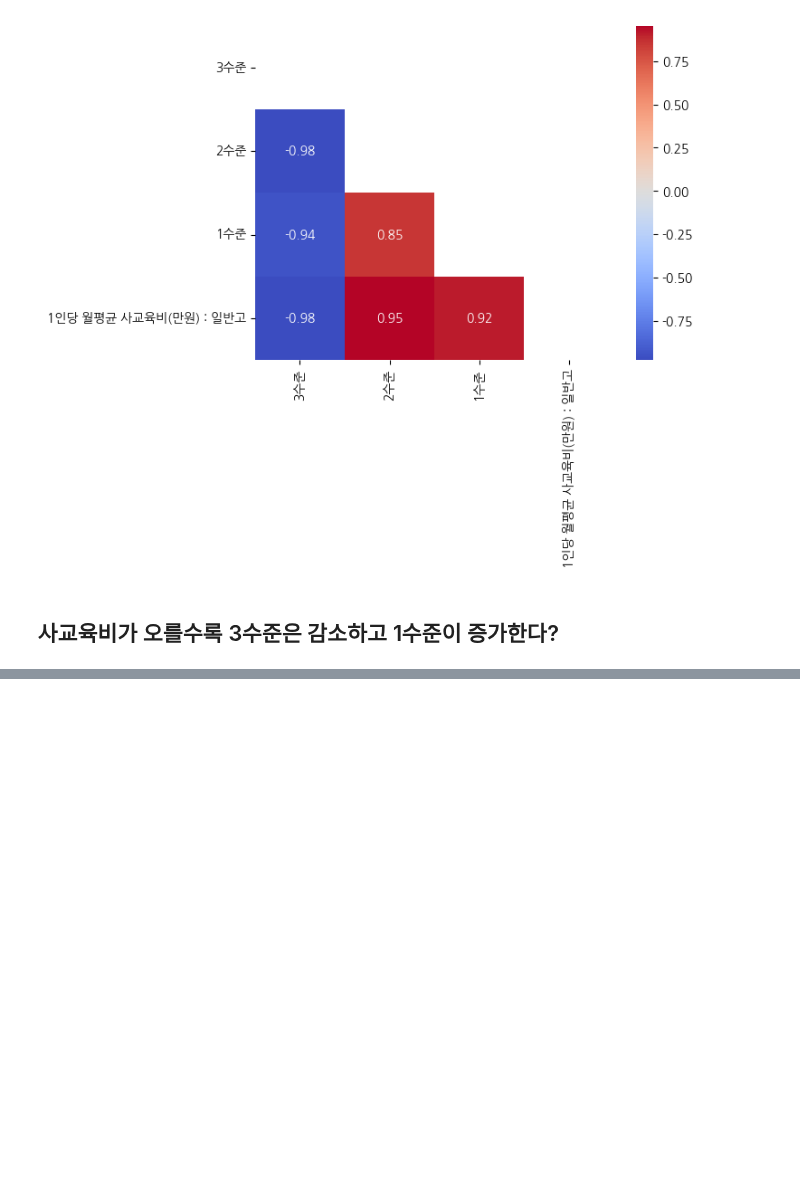
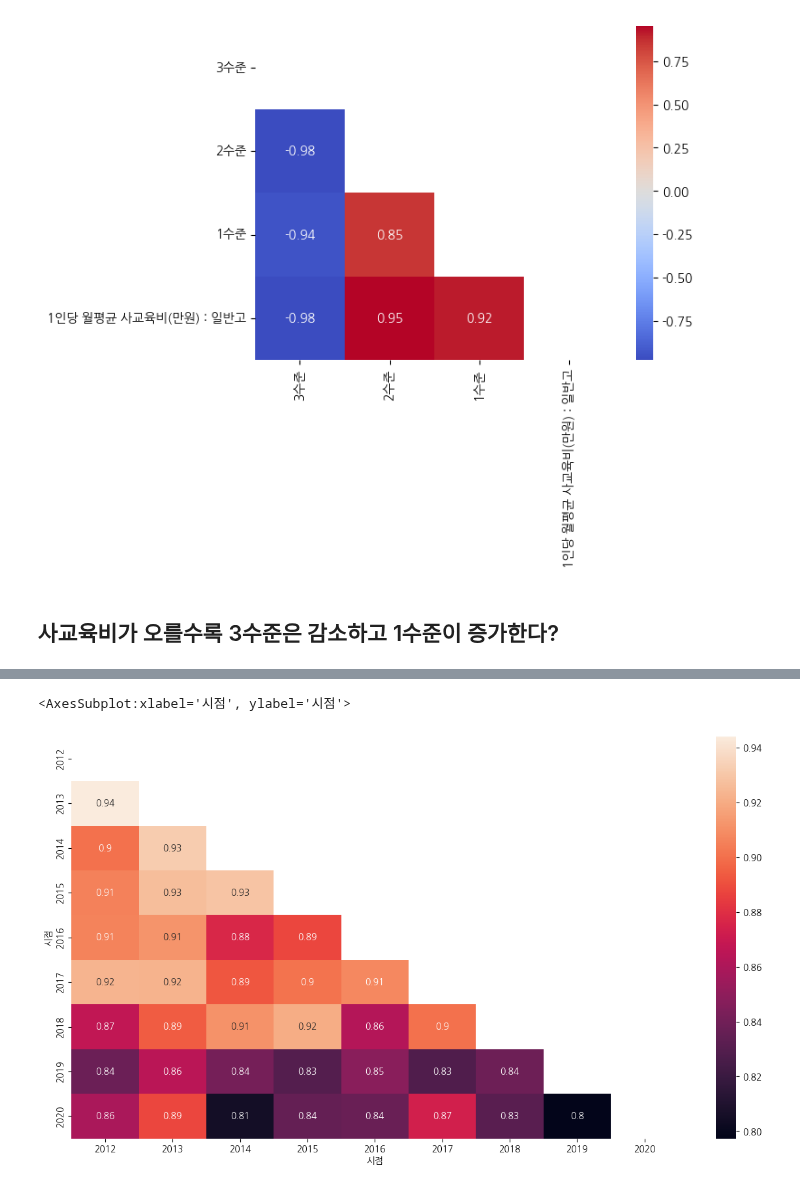
Before and after one commit to moonstar97/Structure, a Jupyter notebook: 가설2번_EDA.ipynb, the cells around one changed output, grey strips where cells are left out. Saved outputs shown, nothing was run; the diff lists cells and outputs as text; code cells hidden in the pictures; blank space fills up the shorter version.

```diff
--- a/가설2번_EDA.ipynb
+++ b/가설2번_EDA.ipynb
@@ -783,0 +816,6 @@ corr_cost_score("일반고")
+# %%
+ratio = pd.read_excel("./dataset/go_abroad.xlsx", sheet_name=2)
+ratio = ratio.drop([0, 1, 2])
+ratio = ratio.set_index("시점")
+ratio = ratio.astype('float')
+ratio.head()
@@ -783,0 +889,3 @@ corr_cost_score("일반고")
+# %%
+mask = np.triu(np.ones_like(ratio.T.corr()))
+mask
@@ -783,0 +902,6 @@ corr_cost_score("일반고")
+# %%
+plt.figure(figsize=(15, 8))
+sns.heatmap(ratio.T.corr(), annot=True, mask=mask)
+# %% [output]
+<AxesSubplot:xlabel='시점', ylabel='시점'>
+[figure, added]
```
Also changed, not shown: parts of 28 cells of this notebook, 4 other files.
